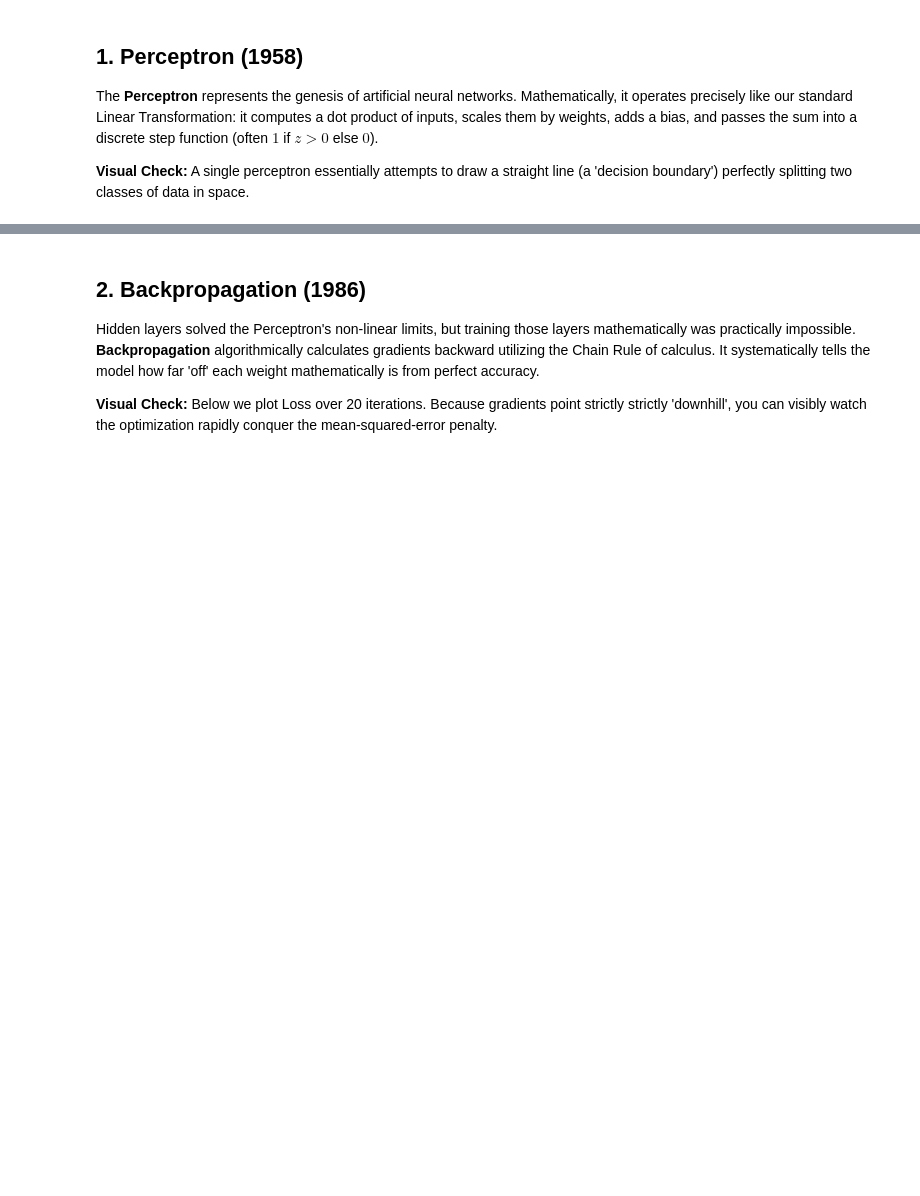
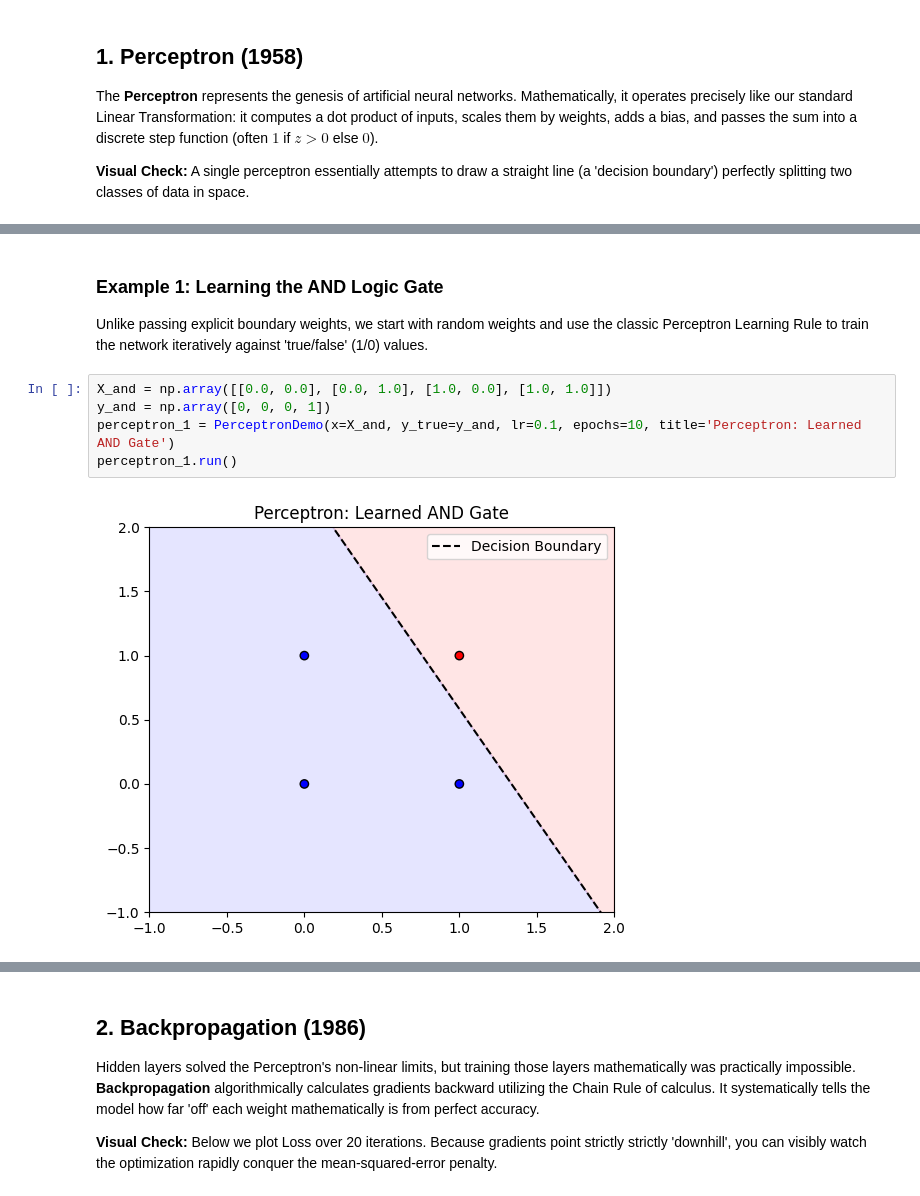
Before and after one commit to corybaird/Lectures, a Jupyter notebook: notebooks/ai_todai_overview/ai_overview.ipynb, the cells around one changed output, grey strips where cells are left out. Cells and saved outputs as stored; diff of their text form; blank space fills up the shorter version.

```diff
--- a/notebooks/ai_todai_overview/ai_overview.ipynb
+++ b/notebooks/ai_todai_overview/ai_overview.ipynb
@@ -120,0 +150,10 @@ PerceptronDemo().run()
+# %% [markdown]
+### Example 1: Learning the AND Logic Gate
+Unlike passing explicit boundary weights, we start with random weights and use the classic Perceptron Learning Rule to train the network iteratively against 'true/false' (1/0) values.
+# %%
+X_and = np.array([[0.0, 0.0], [0.0, 1.0], [1.0, 0.0], [1.0, 1.0]])
+y_and = np.array([0, 0, 0, 1])
+perceptron_1 = PerceptronDemo(x=X_and, y_true=y_and, lr=0.1, epochs=10, title='Perceptron: Learned AND Gate')
+perceptron_1.run()
+# %% [output]
+[figure, added]
```
Also changed, not shown: parts of 13 cells of this notebook.
